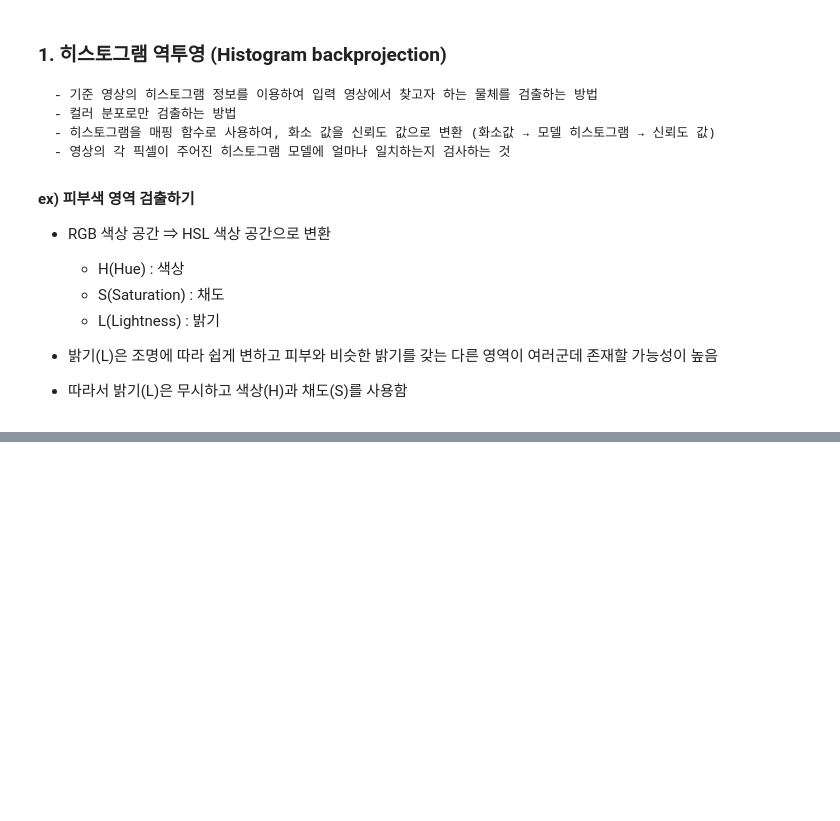
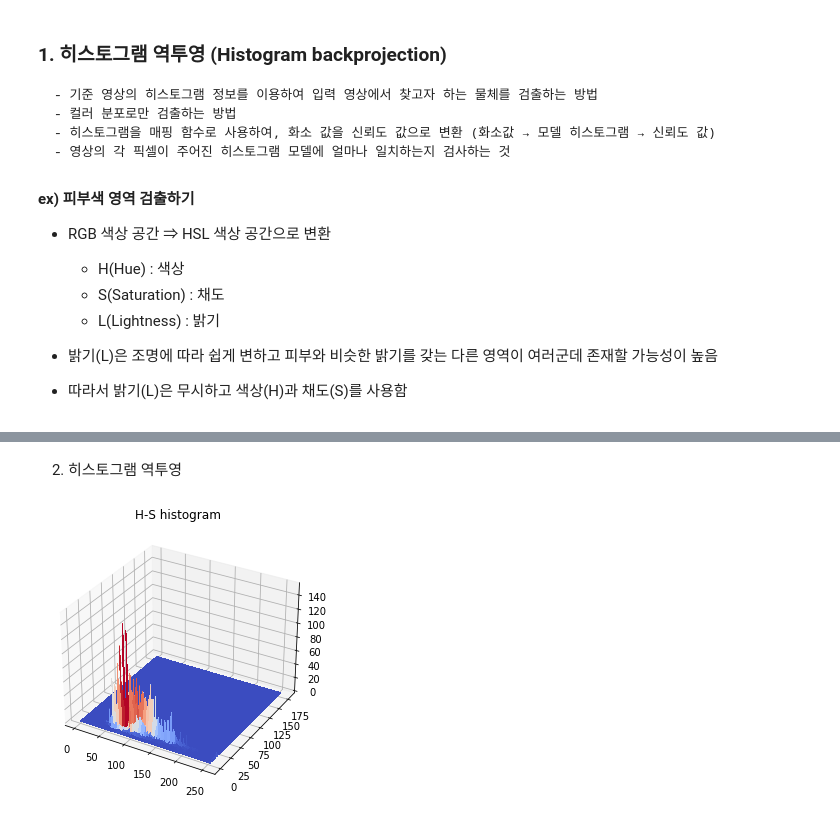
Before and after one commit to mjw2705/MachineVision, a Jupyter notebook: ch2-2_histogram backprojection/histogram_backprojection.ipynb, the cells around one changed output, grey strips where cells are left out. Drawn from its saved outputs; the diff is of its cells as text; code cells hidden in the pictures; blank space fills up the shorter version.

```diff
--- a/ch2-2_histogram backprojection/histogram_backprojection.ipynb
+++ b/ch2-2_histogram backprojection/histogram_backprojection.ipynb
@@ -30,0 +84,31 @@ $\hat{h_i}$ : 타겟의 정규화된 히스토그램
+# %% [markdown]
+2. 히스토그램 역투영
+# %%
+# 기준 영상 피부색 영역 2차원 히스토그램 시각화
+from mpl_toolkits.mplot3d import Axes3D
+import cv2
+import numpy as np
+import matplotlib.pyplot as plt
+%matplotlib inline
+
+
+img_m = cv2.imread('model.png')
+mask = cv2.imread('mask.bmp', cv2.IMREAD_GRAYSCALE)
+
+his_m = cv2.cvtColor(img_m, cv2.COLOR_BGR2HLS)
+hist_m = cv2.calcHist([his_m], [0, 2], mask, [181, 256], [0, 181, 0, 256])
+
+fig = plt.figure()
+ax = fig.gca(projection='3d')
+
+X = np.arange(256)
+Y = np.arange(181)
+X,Y = np.meshgrid(X,Y)
+
+surf = ax.plot_surface(X,Y,hist_m, cmap='coolwarm', linewidth=0, antialiased=False)
+
+fig.tight_layout()
+plt.title('H-S histogram')
+plt.show()
+# %% [output]
+[figure, added]
```
Also changed, not shown: parts of 5 cells of this notebook.
